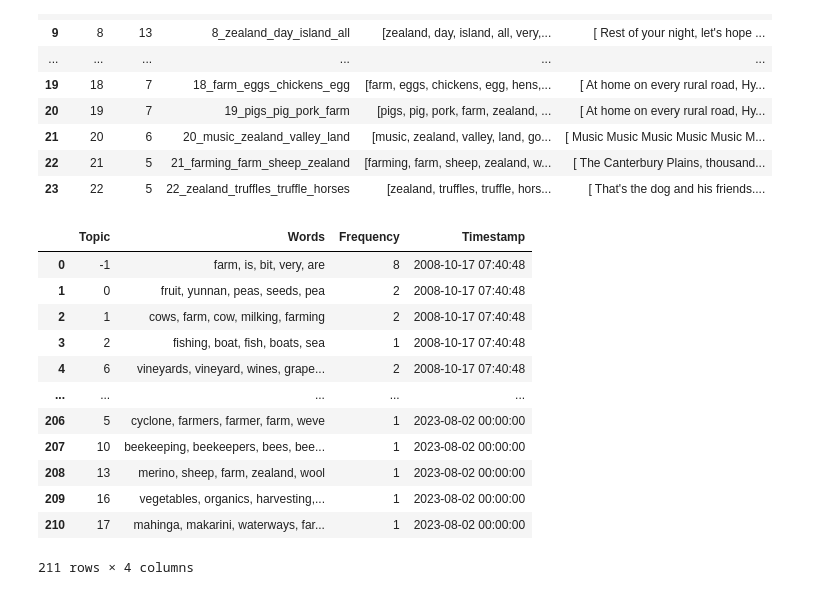
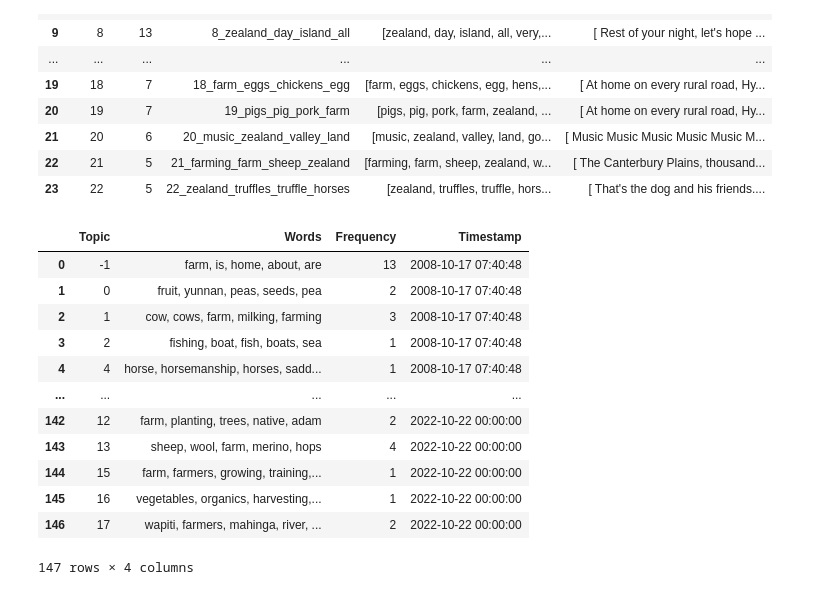
Before and after one commit to UoA-eResearch/ETV, a Jupyter notebook: transcripts.ipynb, the cells around one changed output. Drawn from its saved outputs; the diff is of its cells as text; code cells hidden in the pictures.

```diff
--- a/transcripts.ipynb
+++ b/transcripts.ipynb
@@ -60,20 +60,20 @@ topic_model.get_topic_info()
 | 22 | 21 | 5 | 21_farming_farm_sheep_zealand | [farming, farm, sheep, zealand, w... | [ The Canterbury Plains, thousand... |
 | 23 | 22 | 5 | 22_zealand_truffles_truffle_horses | [zealand, truffles, truffle, hors... | [ That's the dog and his friends.... |
 # %%
-topics_over_time = topic_model.topics_over_time(df.transcript, df["Recording Date"], nr_bins=20)
+topics_over_time = topic_model.topics_over_time(df.transcript, pd.to_datetime(df["Recording Date"]), nr_bins=10)
 topics_over_time
 # %% [output]
 |  | Topic | Words | Frequency | Timestamp |
-| 0 | -1 | farm, is, bit, very, are | 8 | 2008-10-17 07:40:48 |
+| 0 | -1 | farm, is, home, about, are | 13 | 2008-10-17 07:40:48 |
 | 1 | 0 | fruit, yunnan, peas, seeds, pea | 2 | 2008-10-17 07:40:48 |
-| 2 | 1 | cows, farm, cow, milking, farming | 2 | 2008-10-17 07:40:48 |
+| 2 | 1 | cow, cows, farm, milking, farming | 3 | 2008-10-17 07:40:48 |
 | 3 | 2 | fishing, boat, fish, boats, sea | 1 | 2008-10-17 07:40:48 |
-| 4 | 6 | vineyards, vineyard, wines, grape... | 2 | 2008-10-17 07:40:48 |
+| 4 | 4 | horse, horsemanship, horses, sadd... | 1 | 2008-10-17 07:40:48 |
 | ... | ... | ... | ... | ... |
-| 206 | 5 | cyclone, farmers, farmer, farm, weve | 1 | 2023-08-02 00:00:00 |
-| 207 | 10 | beekeeping, beekeepers, bees, bee... | 1 | 2023-08-02 00:00:00 |
-| 208 | 13 | merino, sheep, farm, zealand, wool | 1 | 2023-08-02 00:00:00 |
-| 209 | 16 | vegetables, organics, harvesting,... | 1 | 2023-08-02 00:00:00 |
-| 210 | 17 | mahinga, makarini, waterways, far... | 1 | 2023-08-02 00:00:00 |
+| 142 | 12 | farm, planting, trees, native, adam | 2 | 2022-10-22 00:00:00 |
+| 143 | 13 | sheep, wool, farm, merino, hops | 4 | 2022-10-22 00:00:00 |
+| 144 | 15 | farm, farmers, growing, training,... | 1 | 2022-10-22 00:00:00 |
+| 145 | 16 | vegetables, organics, harvesting,... | 1 | 2022-10-22 00:00:00 |
+| 146 | 17 | wapiti, farmers, mahinga, river, ... | 2 | 2022-10-22 00:00:00 |
-211 rows × 4 columns
+147 rows × 4 columns
 # %%
```
Also changed, not shown: parts of 1 cell of this notebook, 1 other file.
